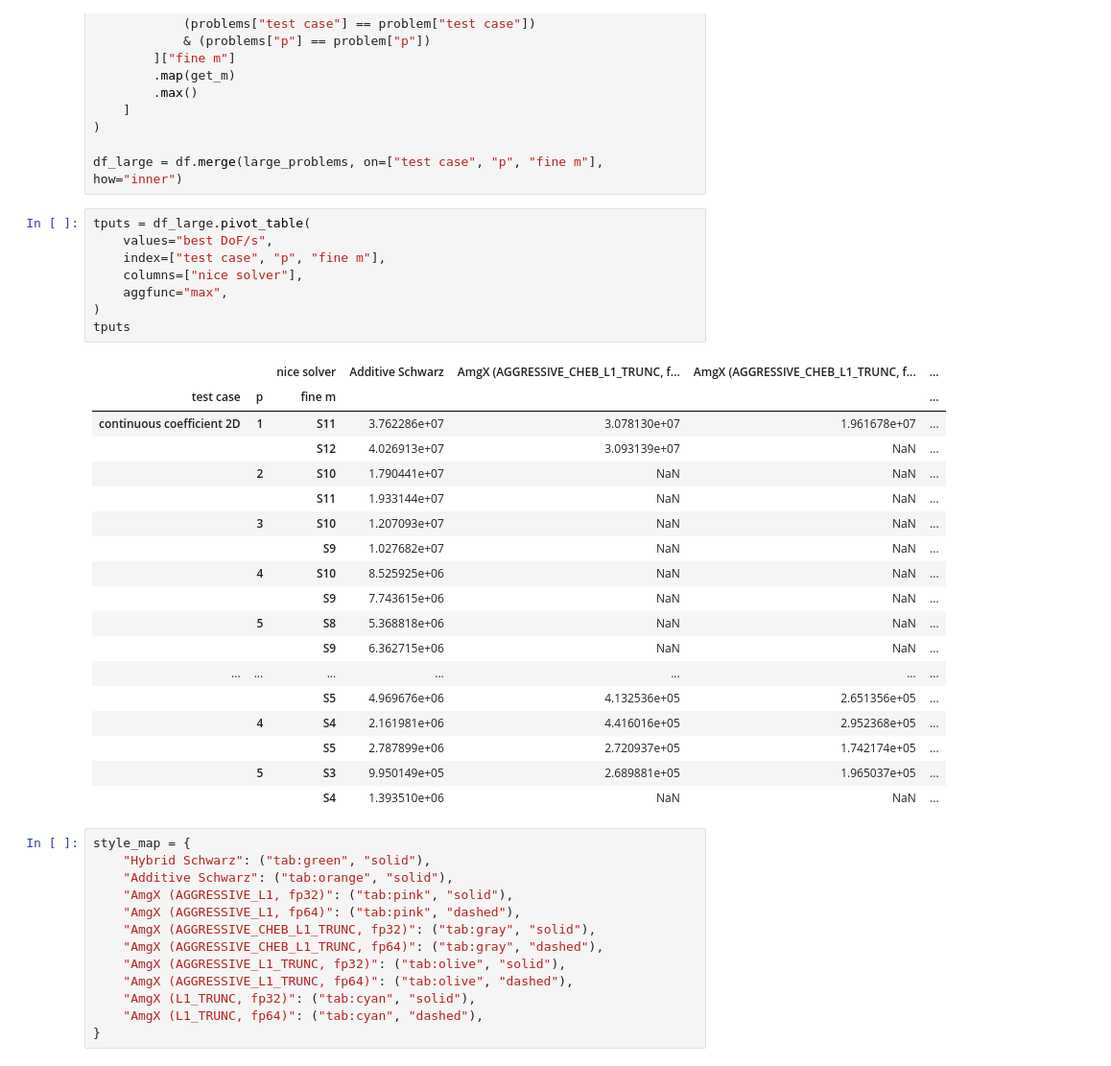
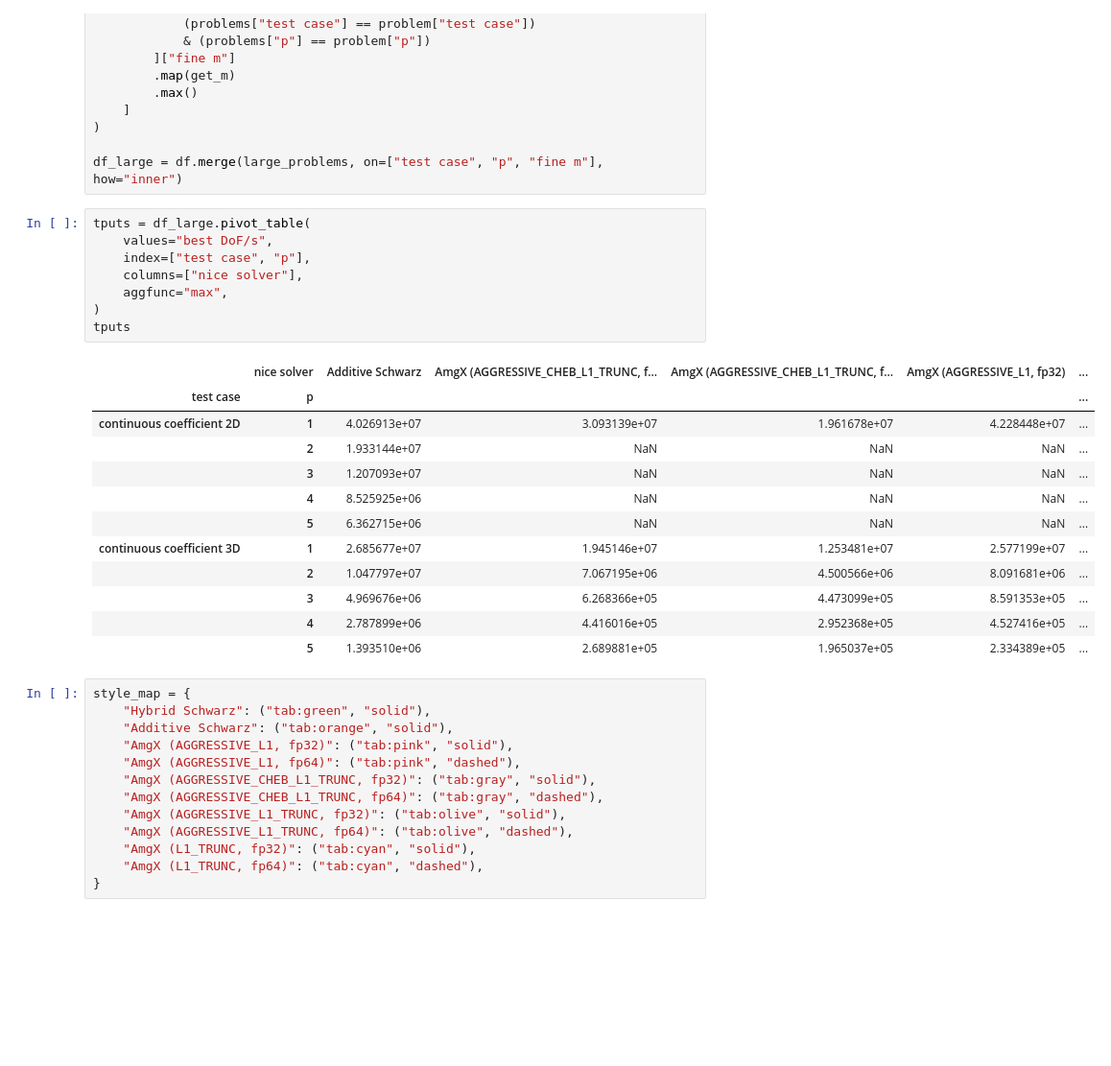
Before and after one commit to mgr0dzicki/dd-solvers, a Jupyter notebook: notebooks/best_comparison.ipynb, the cells around one changed output. Shown at 96% size. Cells and saved outputs as stored; diff of their text form; blank space fills up the shorter version.

```diff
--- a/notebooks/best_comparison.ipynb
+++ b/notebooks/best_comparison.ipynb
@@ -118,30 +118,24 @@ df_large = df.merge(large_problems, on=["test case", "p", "fine m"], how="inner"
 # %%
 tputs = df_large.pivot_table(
     values="best DoF/s",
-    index=["test case", "p", "fine m"],
+    index=["test case", "p"],
     columns=["nice solver"],
     aggfunc="max",
 )
 tputs
 # %% [output]
-|  |  | nice solver | Additive Schwarz | AmgX (AGGRESSIVE_CHEB_L1_TRUNC, f... | AmgX (AGGRESSIVE_CHEB_L1_TRUNC, f... | ... |
-| test case | p | fine m |  |  |  | ... |
-| continuous coefficient 2D | 1 | S11 | 3.762286e+07 | 3.078130e+07 | 1.961678e+07 | ... |
-|  |  | S12 | 4.026913e+07 | 3.093139e+07 | NaN | ... |
-|  | 2 | S10 | 1.790441e+07 | NaN | NaN | ... |
-|  |  | S11 | 1.933144e+07 | NaN | NaN | ... |
-|  | 3 | S10 | 1.207093e+07 | NaN | NaN | ... |
-|  |  | S9 | 1.027682e+07 | NaN | NaN | ... |
-|  | 4 | S10 | 8.525925e+06 | NaN | NaN | ... |
-|  |  | S9 | 7.743615e+06 | NaN | NaN | ... |
-|  | 5 | S8 | 5.368818e+06 | NaN | NaN | ... |
-|  |  | S9 | 6.362715e+06 | NaN | NaN | ... |
-| ... | ... | ... | ... | ... | ... | ... |
-|  |  | S5 | 4.969676e+06 | 4.132536e+05 | 2.651356e+05 | ... |
-|  | 4 | S4 | 2.161981e+06 | 4.416016e+05 | 2.952368e+05 | ... |
-|  |  | S5 | 2.787899e+06 | 2.720937e+05 | 1.742174e+05 | ... |
-|  | 5 | S3 | 9.950149e+05 | 2.689881e+05 | 1.965037e+05 | ... |
-|  |  | S4 | 1.393510e+06 | NaN | NaN | ... |
+|  | nice solver | Additive Schwarz | AmgX (AGGRESSIVE_CHEB_L1_TRUNC, f... | AmgX (AGGRESSIVE_CHEB_L1_TRUNC, f... | AmgX (AGGRESSIVE_L1, fp32) | ... |
+| test case | p |  |  |  |  | ... |
+| continuous coefficient 2D | 1 | 4.026913e+07 | 3.093139e+07 | 1.961678e+07 | 4.228448e+07 | ... |
+|  | 2 | 1.933144e+07 | NaN | NaN | NaN | ... |
+|  | 3 | 1.207093e+07 | NaN | NaN | NaN | ... |
+|  | 4 | 8.525925e+06 | NaN | NaN | NaN | ... |
+|  | 5 | 6.362715e+06 | NaN | NaN | NaN | ... |
+| continuous coefficient 3D | 1 | 2.685677e+07 | 1.945146e+07 | 1.253481e+07 | 2.577199e+07 | ... |
+|  | 2 | 1.047797e+07 | 7.067195e+06 | 4.500566e+06 | 8.091681e+06 | ... |
+|  | 3 | 4.969676e+06 | 6.268366e+05 | 4.473099e+05 | 8.591353e+05 | ... |
+|  | 4 | 2.787899e+06 | 4.416016e+05 | 2.952368e+05 | 4.527416e+05 | ... |
+|  | 5 | 1.393510e+06 | 2.689881e+05 | 1.965037e+05 | 2.334389e+05 | ... |
 # %%
 style_map = {
     "Hybrid Schwarz": ("tab:green", "solid"),
```
Also changed, not shown: parts of 9 cells of this notebook, 3 other files.
